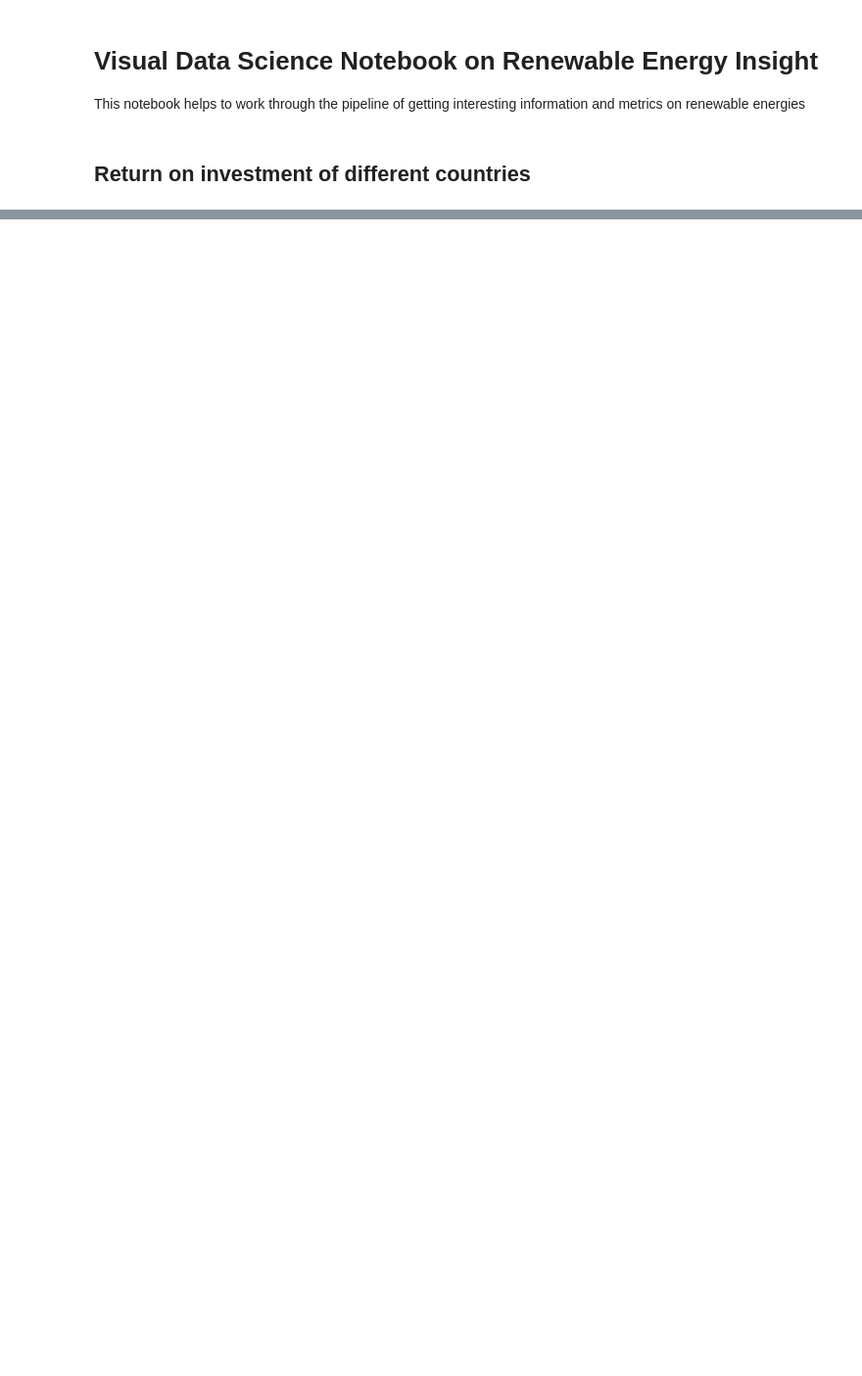
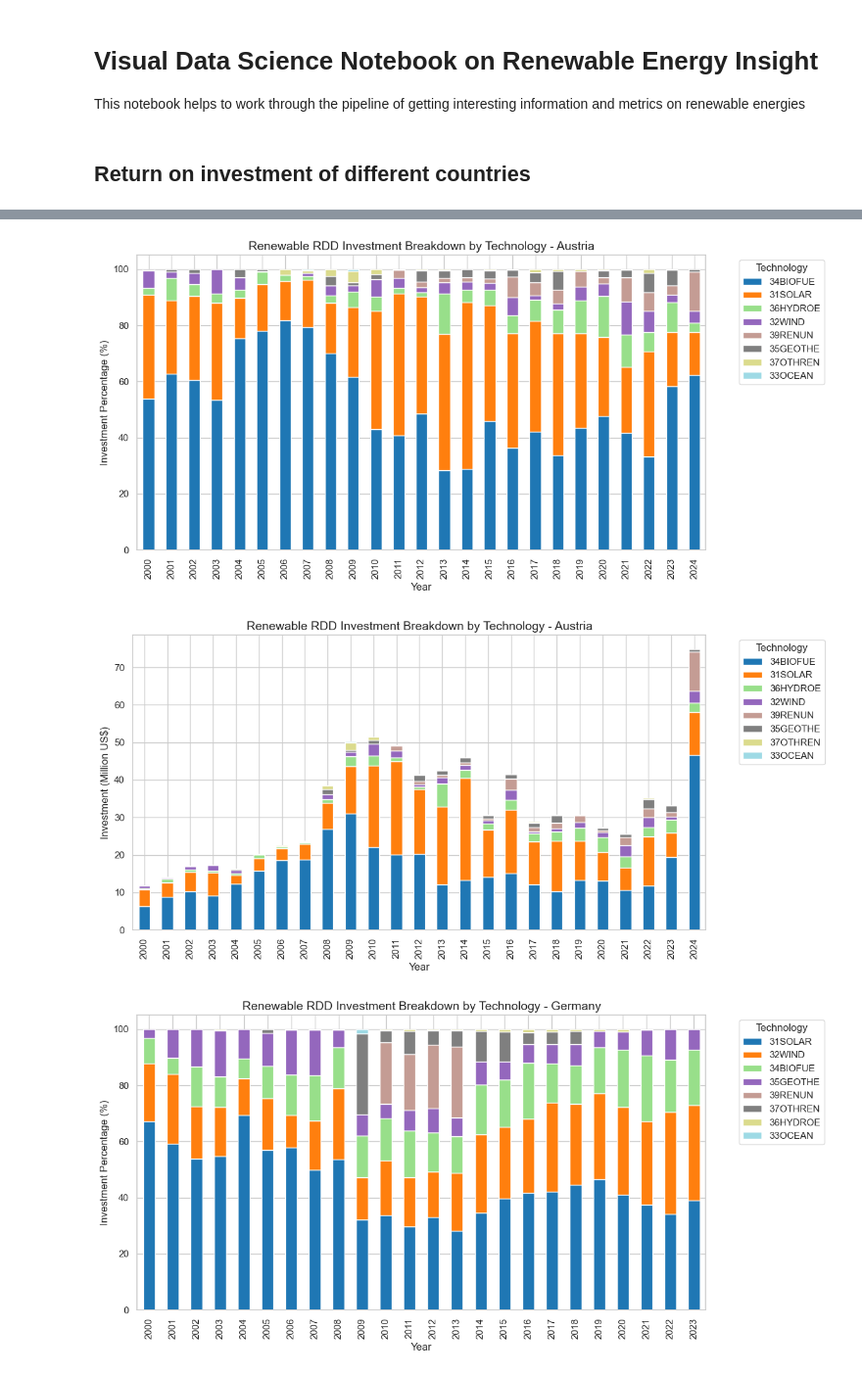
Before and after one commit to mozi30/VDS-RenewableEnergy, a Jupyter notebook: renewable-energy.ipynb, the cells around one changed output, grey strips where cells are left out. Shown at 98% size. Cells and saved outputs as stored; diff of their text form; code cells hidden in the pictures; blank space fills up the shorter version.

```diff
--- a/renewable-energy.ipynb
+++ b/renewable-energy.ipynb
@@ -483,0 +768,6 @@ Index(['Country/Region', 'Year', 'Relative_Investment_per_GDP'], dtype='object')
+# %%
+show_renewable_detailed_investment_stacked_column_chart(['Austria','Germany','Australia'])
+# %% [output]
+[figure, added]
+[figure, added]
+[figure, added]
```
Also changed, not shown: parts of 24 cells of this notebook, 9 other files.
